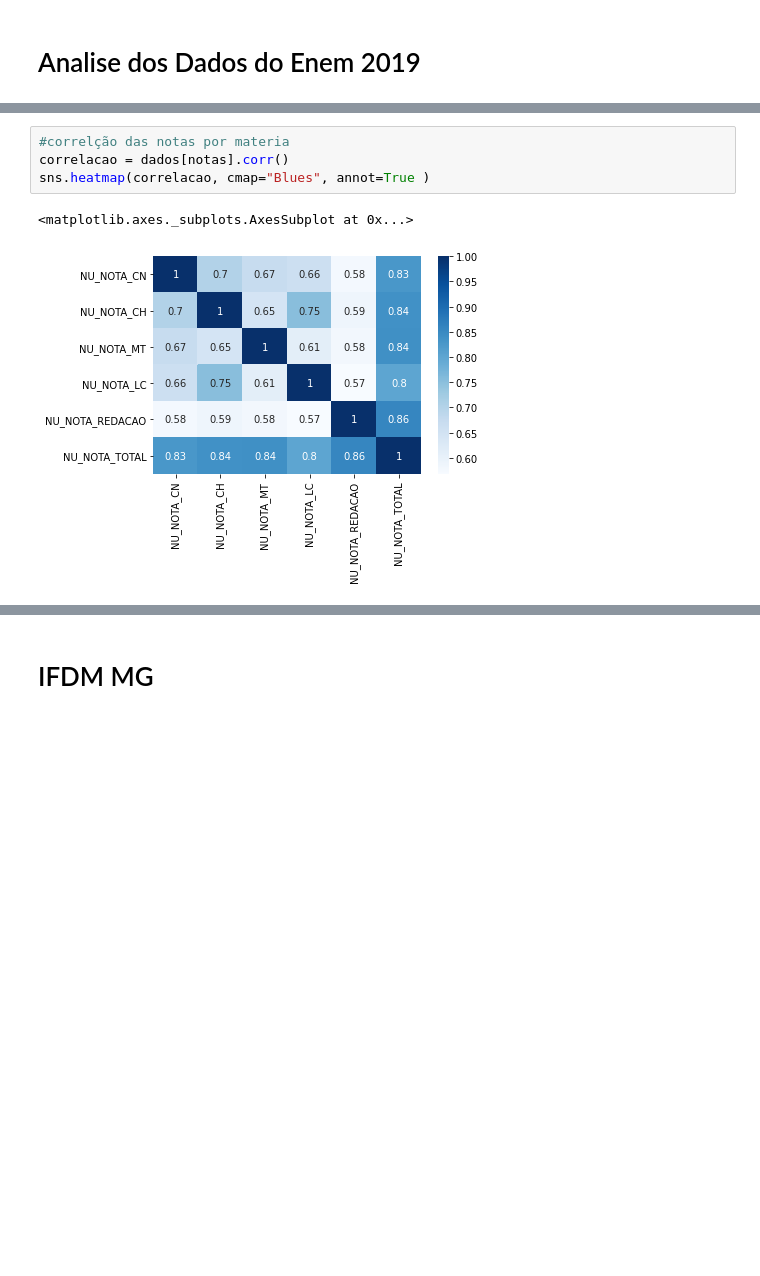
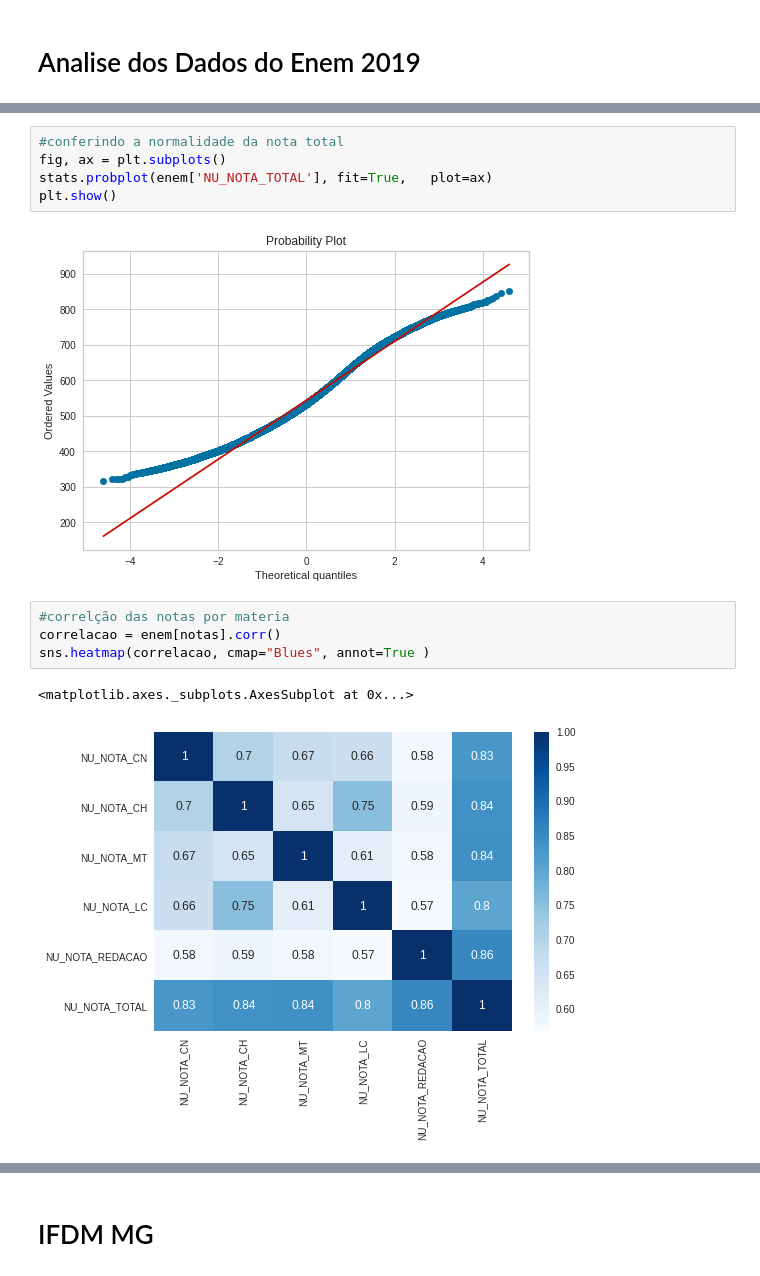
Before and after one commit to BrennoAlves/Educa-MG-2019, a Jupyter notebook: educacaoMG.ipynb, the cells around one changed output, grey strips where cells are left out. Drawn from its saved outputs; the diff is of its cells as text; blank space fills up the shorter version.

```diff
--- a/educacaoMG.ipynb
+++ b/educacaoMG.ipynb
@@ -115,8 +116,15 @@ plt.xlim(0,1000)
+# %%
+#conferindo a normalidade da nota total
+fig, ax = plt.subplots()
+stats.probplot(enem['NU_NOTA_TOTAL'], fit=True,   plot=ax)
+plt.show()
+# %% [output]
+[figure, added]
 # %%
 #correlção das notas por materia
-correlacao = dados[notas].corr()
+correlacao = enem[notas].corr()
 sns.heatmap(correlacao, cmap="Blues", annot=True )
 # %% [output]
 <matplotlib.axes._subplots.AxesSubplot at 0x...>
-[figure, old version]
+[figure, new version]
 # %%
```
Also changed, not shown: parts of 58 cells of this notebook, 1 other file.
